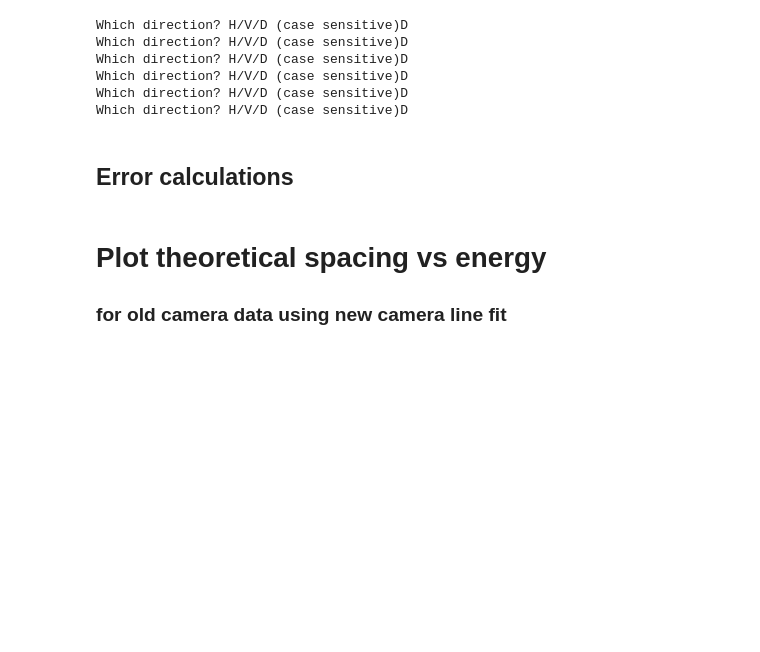
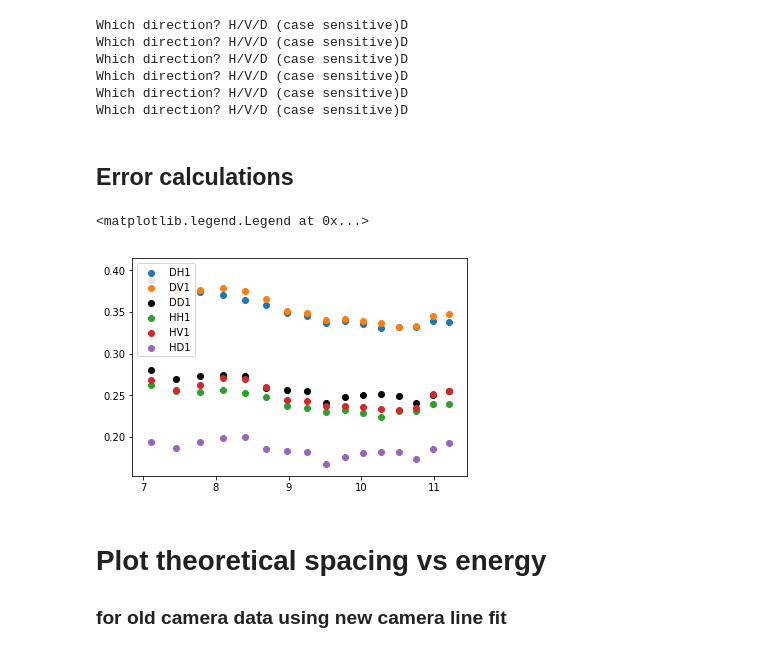
Before and after one commit to stalkingwolf04/LEED_research, a Jupyter notebook: Image analysis Local - data frames.ipynb, the cells around one changed output. Saved outputs shown, nothing was run; the diff lists cells and outputs as text; code cells hidden in the pictures; blank space fills up the shorter version.

```diff
--- a/Image analysis Local - data frames.ipynb
+++ b/Image analysis Local - data frames.ipynb
@@ -254,6 +250,17 @@ DD1_error = DD1_frac_error*DD1_spacing
 DH2_error = DH2_frac_error*DH2_spacing
 DV2_error = DV2_frac_error*DV2_spacing
 DD2_error = DD2_frac_error*DD2_spacing
+# %%
+plt.scatter(sqrtE, DH1_error, label='DH1')
+plt.scatter(sqrtE, DV1_error, label='DV1')
+plt.scatter(sqrtE, DD1_error, label='DD1', color='k')
+plt.scatter(sqrtE, HH1_error, label='HH1')
+plt.scatter(sqrtE, HV1_error, label='HV1')
+plt.scatter(sqrtE, HD1_error, label='HD1')
+plt.legend()
+# %% [output]
+<matplotlib.legend.Legend at 0x...>
+[figure, added]
 # %% [markdown]
 # Plot theoretical spacing vs energy
 ### for old camera data using new camera line fit
```
Also changed, not shown: parts of 2 cells of this notebook, 2 other files.
